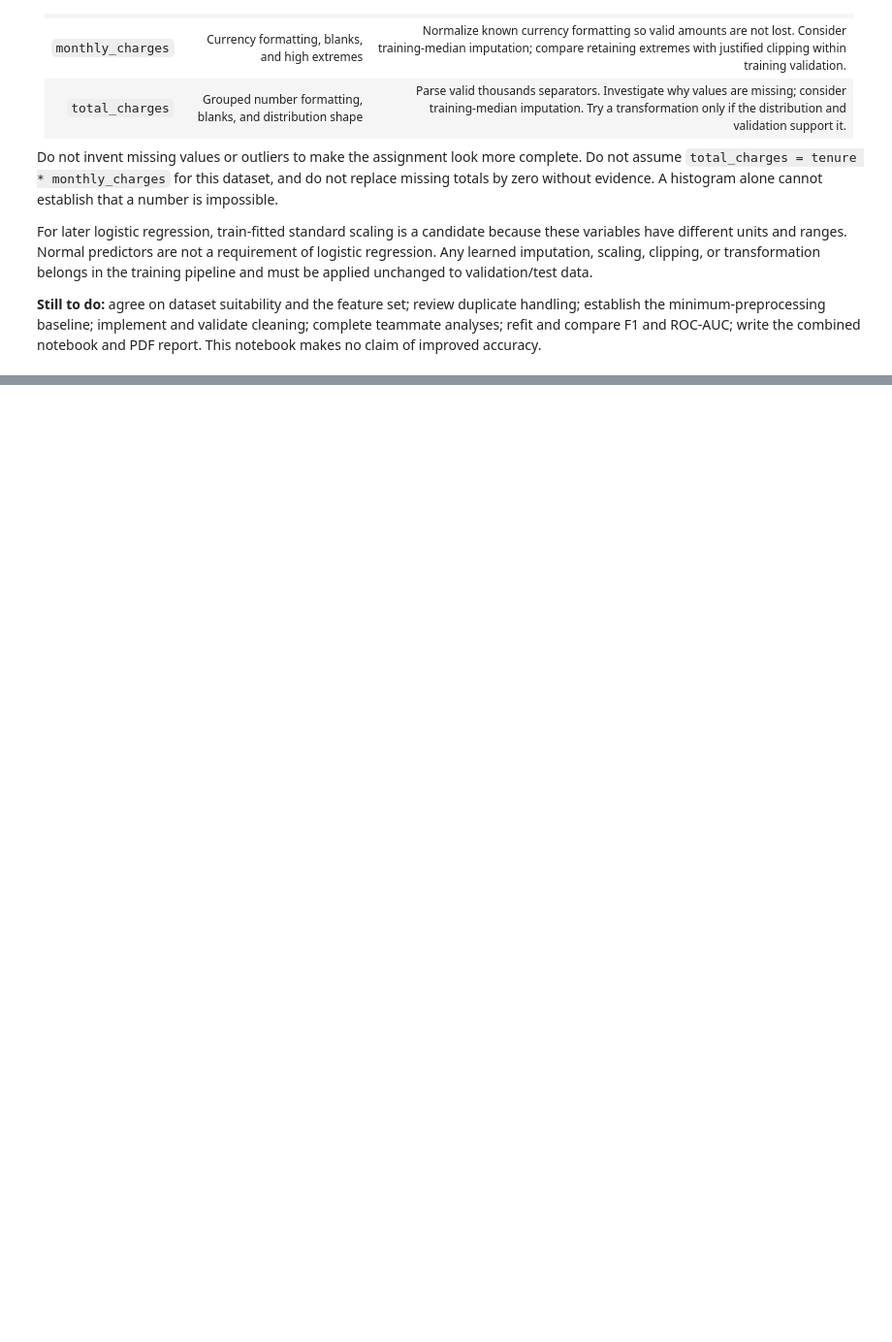
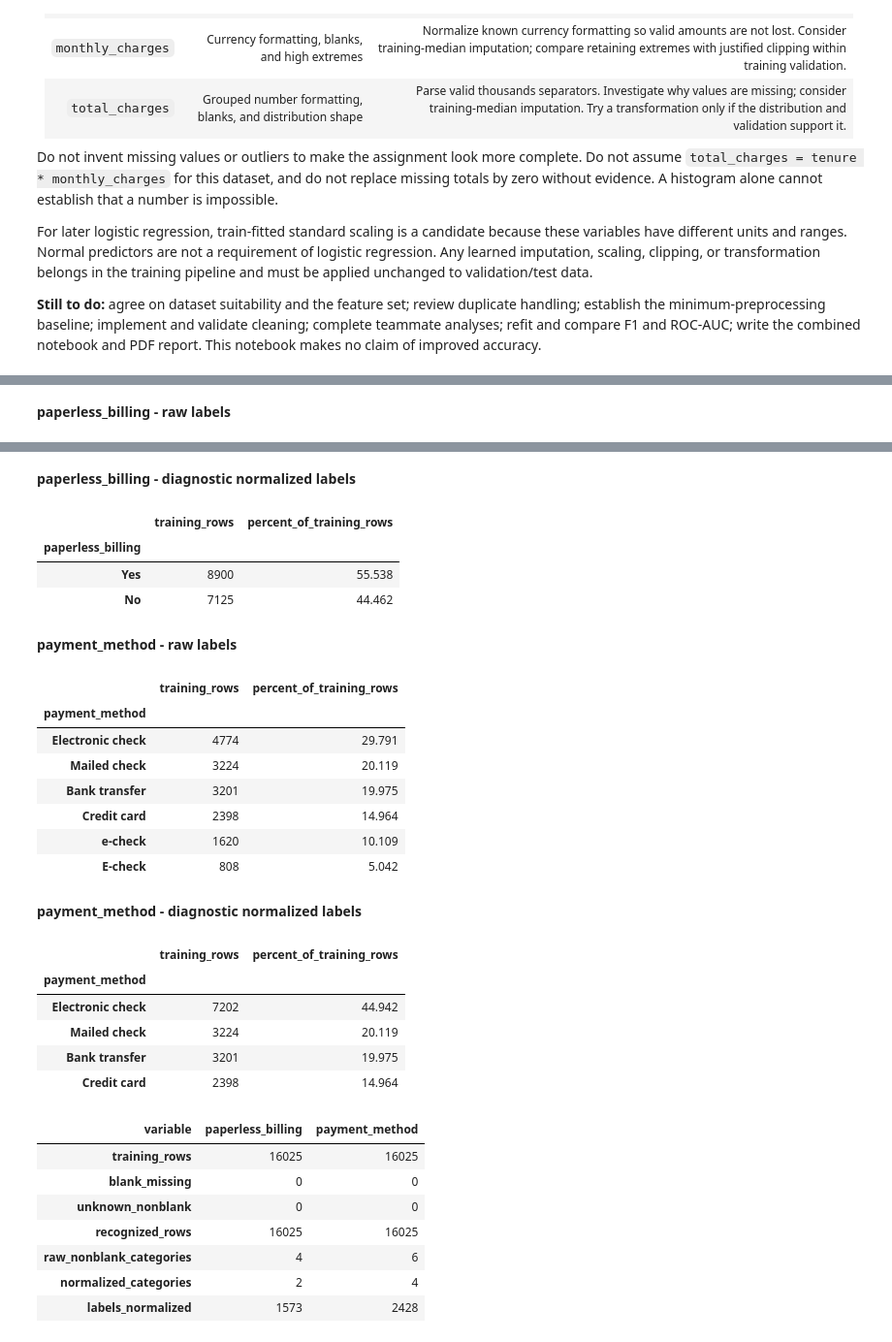
Before and after one commit to mernazar04/MMDA, a Jupyter notebook: 01_numeric_audit.ipynb, the cells around one changed output, grey strips where cells are left out. Shown at 97% size. Drawn from its saved outputs; the diff is of its cells as text; code cells hidden in the pictures; blank space fills up the shorter version.

```diff
--- a/01_numeric_audit.ipynb
+++ b/01_numeric_audit.ipynb
@@ -280,0 +302,51 @@ combined notebook and PDF report. This notebook makes no claim of improved accur
+# %%
+BILLING_LABELS = {
+    "paperless_billing": {"yes": "Yes", "y": "Yes", "no": "No", "n": "No"},
+    "payment_method": {
+        "electronic check": "Electronic check",
+        "e-check": "Electronic check",
+        "mailed check": "Mailed check",
+        "bank transfer": "Bank transfer",
+        "credit card": "Credit card",
+    },
+}
+
+billing_view = pd.DataFrame(index=train.index)
+billing_quality_rows = []
+raw_frequencies = {}
+normalized_frequencies = {}
+for col in BILLING:
+    text = train[col].astype("string").str.strip()
+    blank = text.eq("")
+    canonical = text.str.casefold().map(BILLING_LABELS[col])
+    unknown = ~blank & canonical.isna()
+    billing_view[col] = canonical
+    changed = canonical.notna() & text.ne(canonical).fillna(False)
+    billing_quality_rows.append({
+        "variable": col,
+        "training_rows": len(train),
+        "blank_missing": int(blank.sum()),
+        "unknown_nonblank": int(unknown.sum()),
+        "recognized_rows": int(canonical.notna().sum()),
+        "raw_nonblank_categories": text.loc[~blank].nunique(),
+        "normalized_categories": canonical.nunique(),
+        "labels_normalized": int(changed.sum()),
+    })
+    raw_frequencies[col] = text.mask(blank, "(blank)").value_counts()
+    normalized_frequencies[col] = canonical.fillna("(missing or unknown)").value_counts()
+    display(Markdown(f"**{col} - raw labels**"))
+    counts = raw_frequencies[col]
+    display(pd.DataFrame({"training_rows": counts,
+                          "percent_of_training_rows": 100 * counts / len(train)}).round(3))
+    display(Markdown(f"**{col} - diagnostic normalized labels**"))
+    counts = normalized_frequencies[col]
+    display(pd.DataFrame({"training_rows": counts,
+                          "percent_of_training_rows": 100 * counts / len(train)}).round(3))
+    if unknown.any():
+        print(f"Review these unrecognized labels in {col}:")
+        display(text.loc[unknown].value_counts())
+
+billing_quality = pd.DataFrame(billing_quality_rows).set_index("variable")
+display(billing_quality.T)
+# %% [output]
+**paperless_billing - raw labels**
@@ -280,0 +359,29 @@ combined notebook and PDF report. This notebook makes no claim of improved accur
+**paperless_billing - diagnostic normalized labels**
+|  | training_rows | percent_of_training_rows |
+| paperless_billing |  |  |
+| Yes | 8900 | 55.538 |
+| No | 7125 | 44.462 |
+**payment_method - raw labels**
+|  | training_rows | percent_of_training_rows |
+| payment_method |  |  |
+| Electronic check | 4774 | 29.791 |
+| Mailed check | 3224 | 20.119 |
+| Bank transfer | 3201 | 19.975 |
+| Credit card | 2398 | 14.964 |
+| e-check | 1620 | 10.109 |
+| E-check | 808 | 5.042 |
+**payment_method - diagnostic normalized labels**
+|  | training_rows | percent_of_training_rows |
+| payment_method |  |  |
+| Electronic check | 7202 | 44.942 |
+| Mailed check | 3224 | 20.119 |
+| Bank transfer | 3201 | 19.975 |
+| Credit card | 2398 | 14.964 |
+| variable | paperless_billing | payment_method |
+| training_rows | 16025 | 16025 |
+| blank_missing | 0 | 0 |
+| unknown_nonblank | 0 | 0 |
+| recognized_rows | 16025 | 16025 |
+| raw_nonblank_categories | 4 | 6 |
+| normalized_categories | 2 | 4 |
+| labels_normalized | 1573 | 2428 |
```
Also changed, not shown: parts of 9 cells of this notebook, 2 other files.
